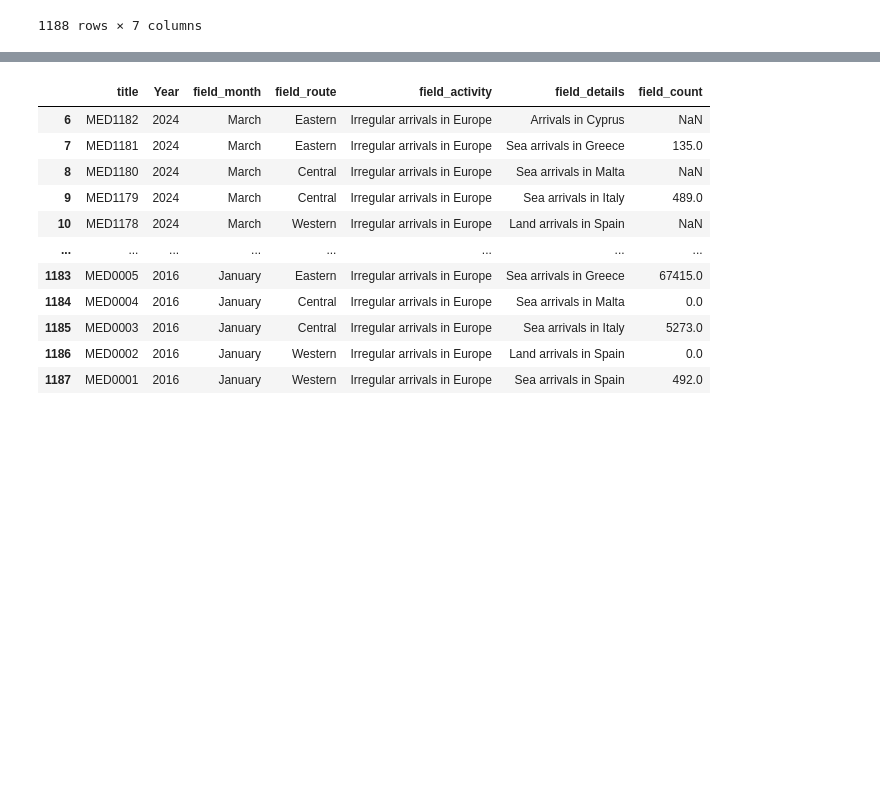
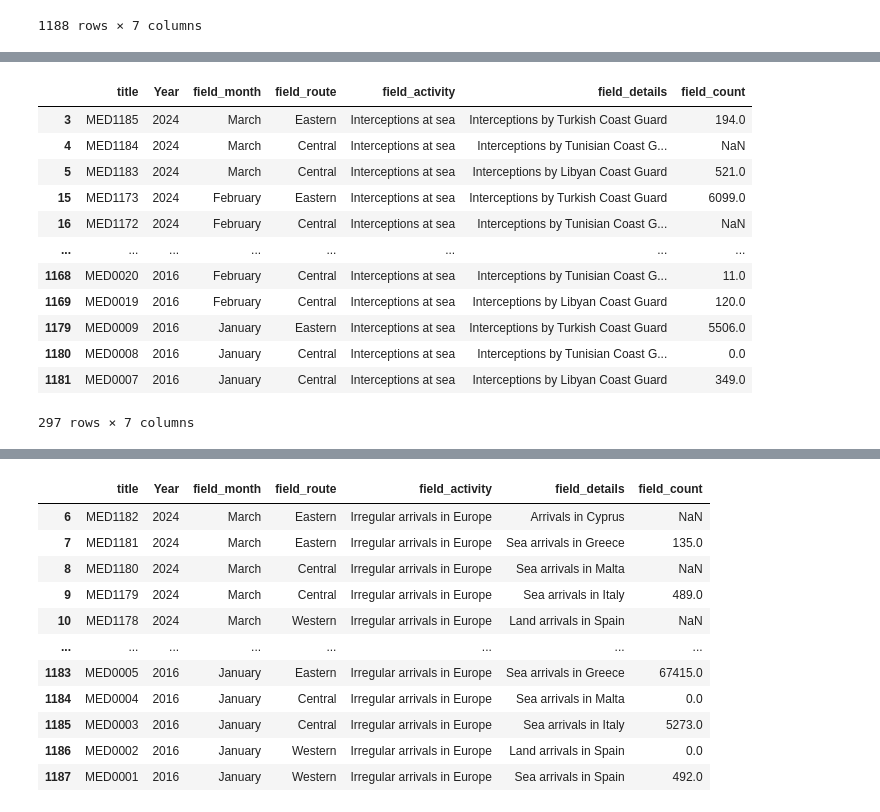
Before and after one commit to Haque2/project1, a Jupyter notebook: Data 2.ipynb, the cells around one changed output, grey strips where cells are left out. Cells and saved outputs as stored; diff of their text form; code cells hidden in the pictures; blank space fills up the shorter version.

```diff
--- a/Data 2.ipynb
+++ b/Data 2.ipynb
@@ -28,0 +40,18 @@ df
+# %%
+pushbacks_df = df[df["field_details"].isin(["Interceptions by Turkish Coast Guard", "Interceptions by Tunisian Coast Guard", "Interceptions by Libyan Coast Guard"])]
+# %%
+pushbacks_df
+# %% [output]
+|  | title | Year | field_month | field_route | field_activity | field_details | field_count |
+| 3 | MED1185 | 2024 | March | Eastern | Interceptions at sea | Interceptions by Turkish Coast Guard | 194.0 |
+| 4 | MED1184 | 2024 | March | Central | Interceptions at sea | Interceptions by Tunisian Coast G... | NaN |
+| 5 | MED1183 | 2024 | March | Central | Interceptions at sea | Interceptions by Libyan Coast Guard | 521.0 |
+| 15 | MED1173 | 2024 | February | Eastern | Interceptions at sea | Interceptions by Turkish Coast Guard | 6099.0 |
+| 16 | MED1172 | 2024 | February | Central | Interceptions at sea | Interceptions by Tunisian Coast G... | NaN |
+| ... | ... | ... | ... | ... | ... | ... | ... |
+| 1168 | MED0020 | 2016 | February | Central | Interceptions at sea | Interceptions by Tunisian Coast G... | 11.0 |
+| 1169 | MED0019 | 2016 | February | Central | Interceptions at sea | Interceptions by Libyan Coast Guard | 120.0 |
+| 1179 | MED0009 | 2016 | January | Eastern | Interceptions at sea | Interceptions by Turkish Coast Guard | 5506.0 |
+| 1180 | MED0008 | 2016 | January | Central | Interceptions at sea | Interceptions by Tunisian Coast G... | 0.0 |
+| 1181 | MED0007 | 2016 | January | Central | Interceptions at sea | Interceptions by Libyan Coast Guard | 349.0 |
+297 rows × 7 columns
```
Also changed, not shown: parts of 12 cells of this notebook, 16 other files.
